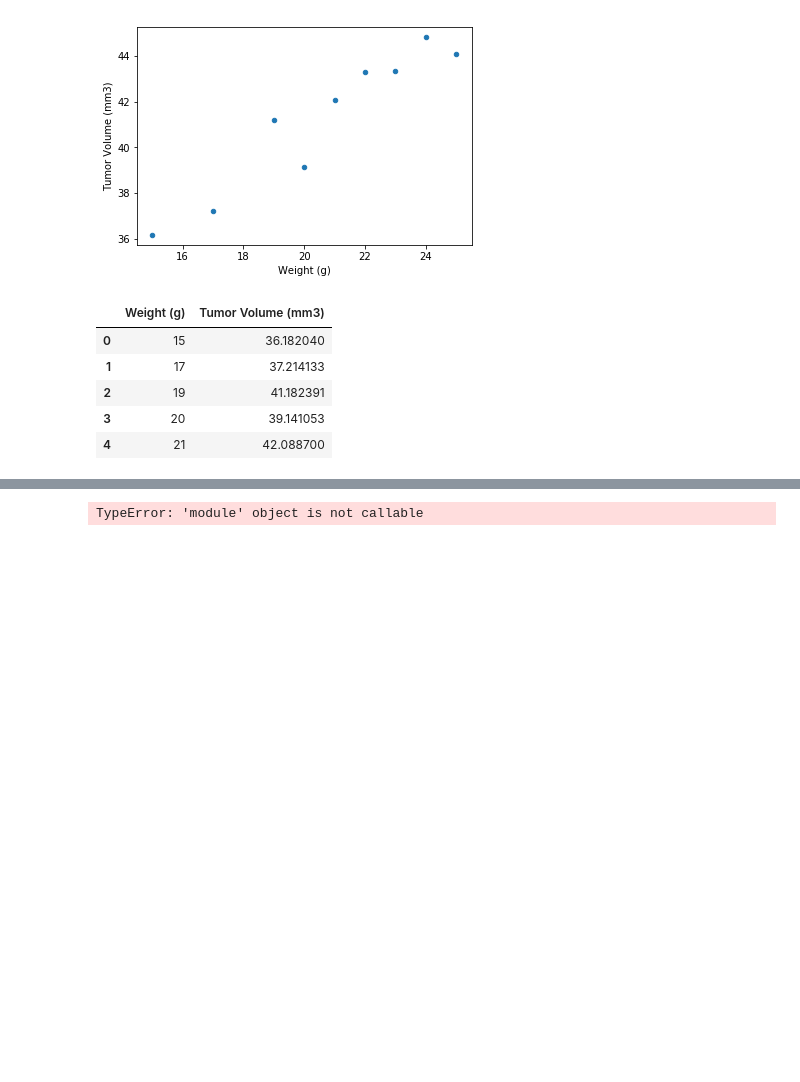
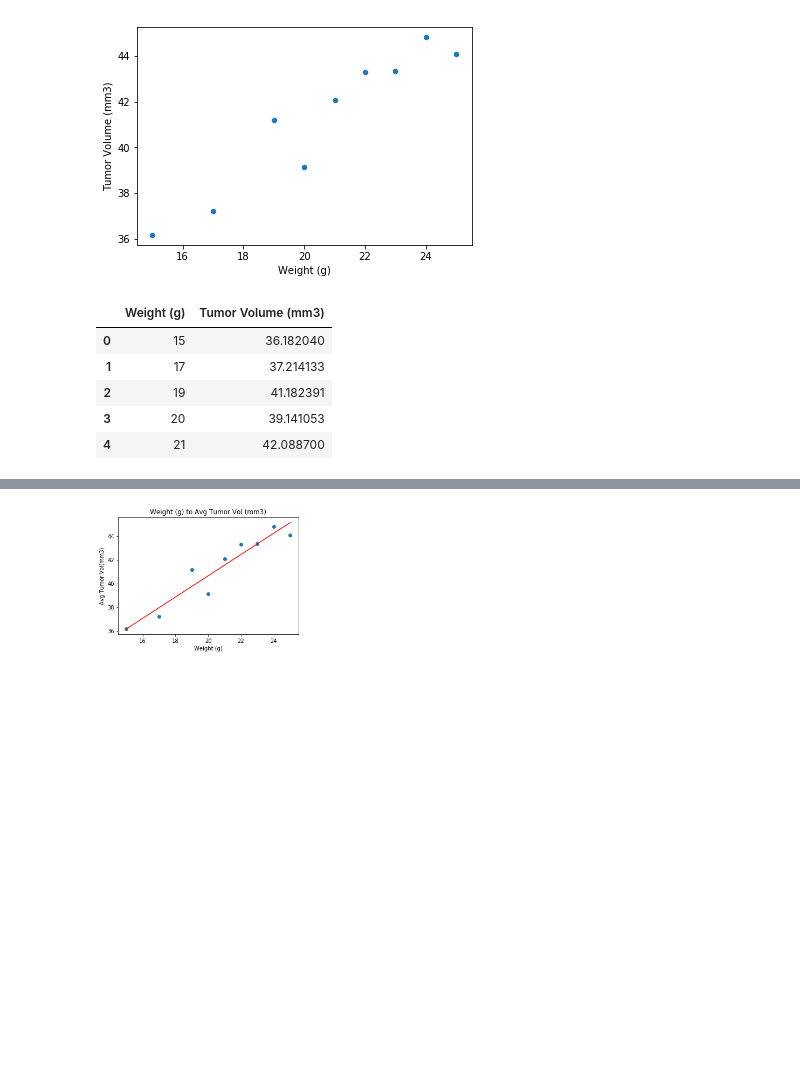
Before and after one commit to bhernan2/matplotlib-challenge, a Jupyter notebook: Pymaceuticals/pymaceuticals_starter.ipynb, the cells around one changed output, grey strips where cells are left out. Saved outputs shown, nothing was run; the diff lists cells and outputs as text; code cells hidden in the pictures; blank space fills up the shorter version.

```diff
--- a/Pymaceuticals/pymaceuticals_starter.ipynb
+++ b/Pymaceuticals/pymaceuticals_starter.ipynb
@@ -297,12 +303,16 @@ plt.show()
 # %%
-# Calculate the correlation coefficient and linear regression model for mouse weight and average tumor volume for the Capomulin regimen
+#Calculate linear regression model for mouse weight and average tumor volume for the Capomulin regimen
 x_values = capomulin_grouped_df["Weight (g)"]
 y_values = capomulin_grouped_df["Tumor Volume (mm3)"]
 (slope, intercept, rvalue, pvalue, stderr) = linregress(x_values, y_values)
 regress_values = x_values * slope + intercept
-#line_eq = "y = " + str(round(slope,2)) + "x + " + str(round(intercept,2))
-#plt.scatter(x_values,y_values)
-#plt.plot(x_values,regress_values,"r-")
-#plt.annotate(line_eq,(6,0),fontsize=15,color="red")
+line_eq = "y = " + str(round(slope,2)) + "x + " + str(round(intercept,2))
+plt.scatter(x_values,y_values)
+plt.plot(x_values,regress_values,"r-")
+plt.annotate(line_eq,(15,0),fontsize=15,color="red")
+plt.title("Weight (g) to Avg Tumor Vol (mm3)")
+plt.xlabel("Weight (g)")
+plt.ylabel("Avg Tumor Vol(mm3)")
+plt.show()
 # %% [output]
-TypeError: 'module' object is not callable
+[figure, added]
```
Also changed, not shown: parts of 2 cells of this notebook.
